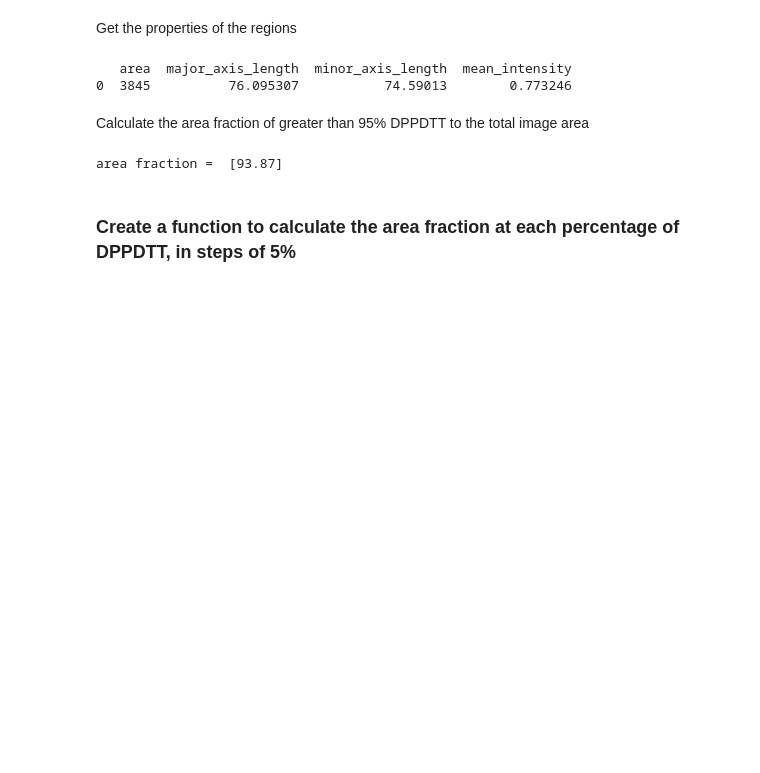
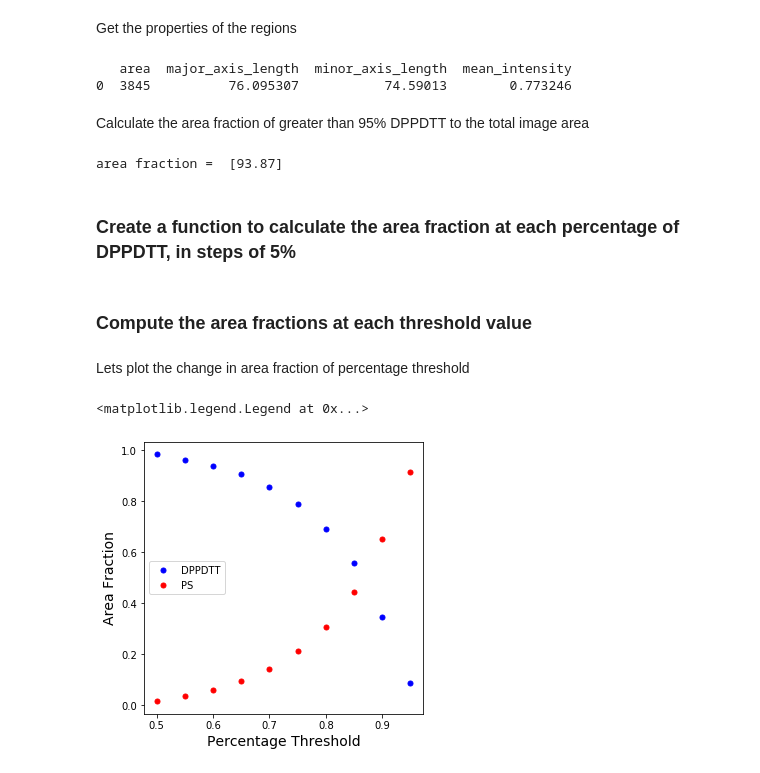
Before and after one commit to mdbresh/HyperUnmixing, a Jupyter notebook: notebooks/20200527_region_properties.ipynb, the cells around one changed output. Drawn from its saved outputs; the diff is of its cells as text; code cells hidden in the pictures; blank space fills up the shorter version.

```diff
--- a/notebooks/20200527_region_properties.ipynb
+++ b/notebooks/20200527_region_properties.ipynb
@@ -415,0 +423,22 @@ print(area_fracs)
+# %% [markdown]
+### Compute the area fractions at each threshold value
+# %%
+props, ims, fracs = AreaFraction(blend_555, threshold_mat, 64)
+# %% [markdown]
+Lets plot the change in area fraction of percentage threshold
+# %%
+sum_fracs = []
+for i in range(len(fracs)):
+    sum_fracs.append(np.sum(fracs[i]))
+
+figs, axes = plt.subplots( figsize=(5,5))
+percents = np.round(np.arange(0.5, 1.0, 0.05),2)
+
+axes.plot(percents, np.array(sum_fracs), linestyle="None", marker="o", markersize=5, color='b', label="DPPDTT")
+axes.plot(percents, 1-np.array(sum_fracs), linestyle="None", marker="o", markersize=5, color='r', label="PS")
+axes.set_ylabel('Area Fraction', fontsize=14)
+axes.set_xlabel('Percentage Threshold', fontsize=14)
+axes.legend()
+# %% [output]
+<matplotlib.legend.Legend at 0x...>
+[figure, added]
```
Also changed, not shown: parts of 7 cells of this notebook.
